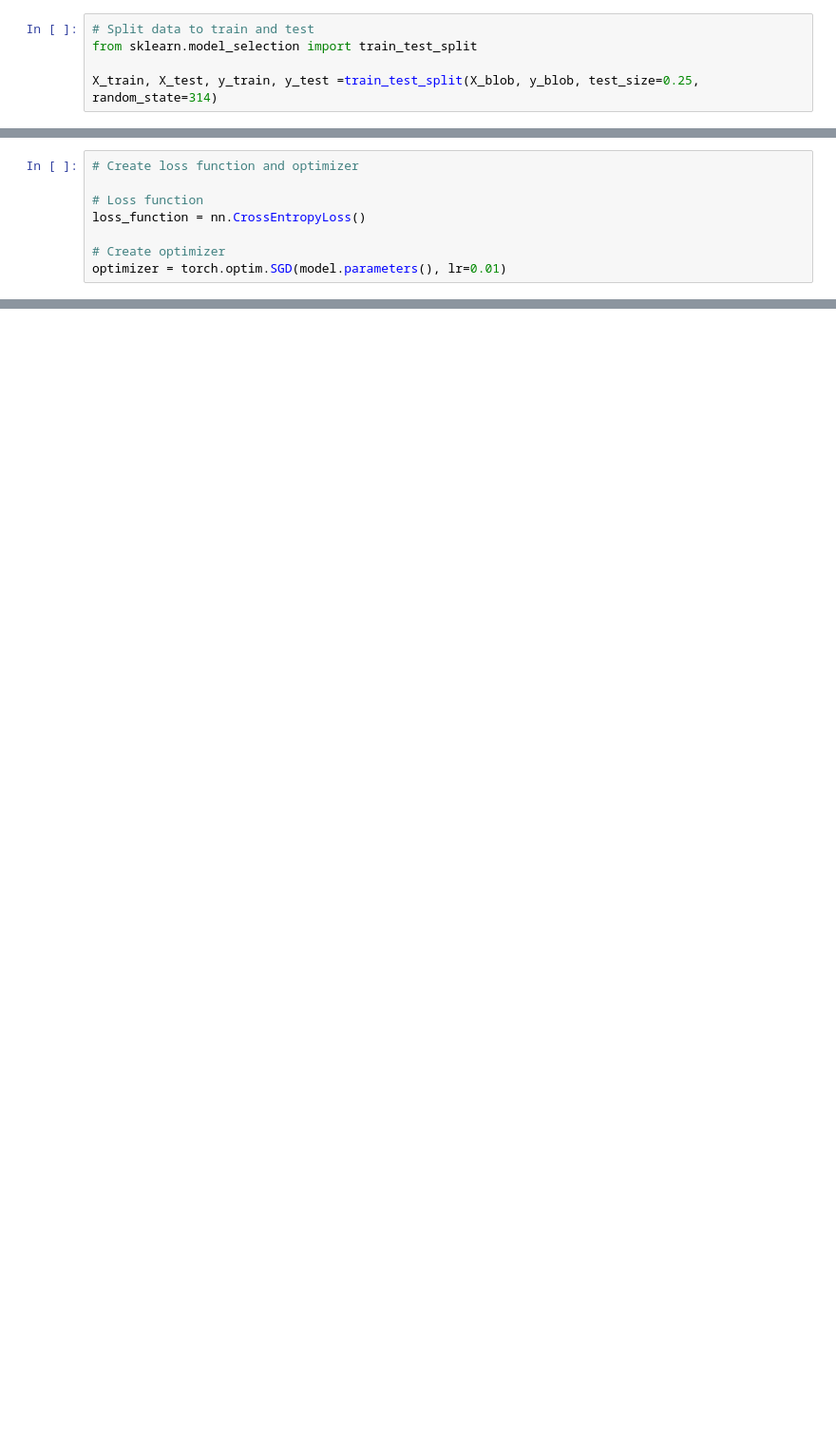
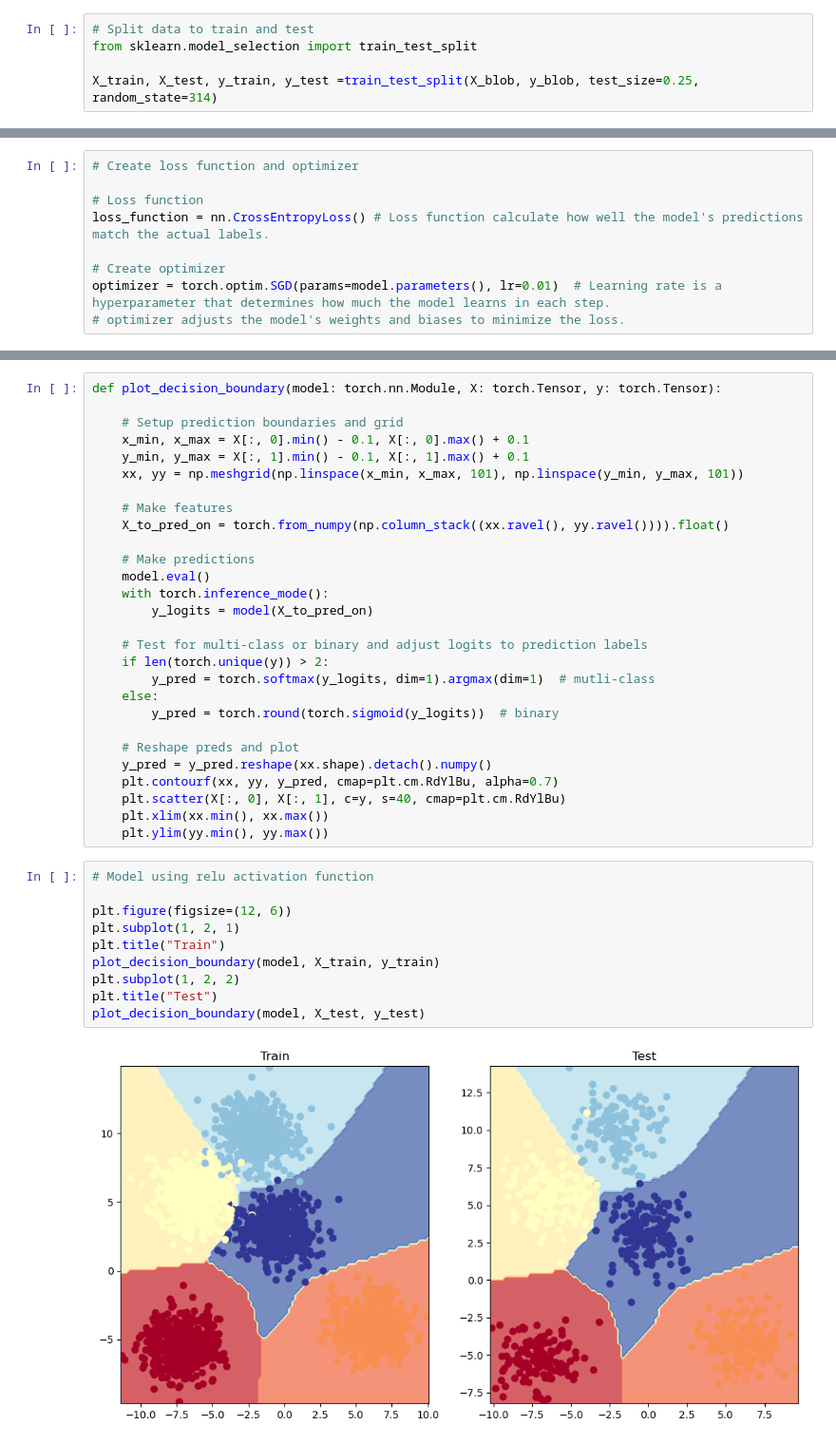
Before and after one commit to onlineinfoh/PyTorch, a Jupyter notebook: 02_02_multiclass_classification.ipynb, the cells around one changed output, grey strips where cells are left out. Shown at 95% size. Cells and saved outputs as stored; diff of their text form; blank space fills up the shorter version.

Commit message:
Basically finished with multiclass classification

```diff
--- a/02_02_multiclass_classification.ipynb
+++ b/02_02_multiclass_classification.ipynb
@@ -99,7 +104,8 @@ CircleClassificationModel(
 # Create loss function and optimizer
 
 # Loss function
-loss_function = nn.CrossEntropyLoss()
+loss_function = nn.CrossEntropyLoss() # Loss function calculate how well the model's predictions match the actual labels.
 
 # Create optimizer
-optimizer = torch.optim.SGD(model.parameters(), lr=0.01)
+optimizer = torch.optim.SGD(params=model.parameters(), lr=0.01)  # Learning rate is a hyperparameter that determines how much the model learns in each step.
+# optimizer adjusts the model's weights and biases to minimize the loss.
@@ -105,0 +190,40 @@ optimizer = torch.optim.SGD(model.parameters(), lr=0.01)
+# %%
+def plot_decision_boundary(model: torch.nn.Module, X: torch.Tensor, y: torch.Tensor):
+
+    # Setup prediction boundaries and grid
+    x_min, x_max = X[:, 0].min() - 0.1, X[:, 0].max() + 0.1
+    y_min, y_max = X[:, 1].min() - 0.1, X[:, 1].max() + 0.1
+    xx, yy = np.meshgrid(np.linspace(x_min, x_max, 101), np.linspace(y_min, y_max, 101))
+
+    # Make features
+    X_to_pred_on = torch.from_numpy(np.column_stack((xx.ravel(), yy.ravel()))).float()
+
+    # Make predictions
+    model.eval()
+    with torch.inference_mode():
+        y_logits = model(X_to_pred_on)
+
+    # Test for multi-class or binary and adjust logits to prediction labels
+    if len(torch.unique(y)) > 2:
+        y_pred = torch.softmax(y_logits, dim=1).argmax(dim=1)  # mutli-class
+    else:
+        y_pred = torch.round(torch.sigmoid(y_logits))  # binary
+
+    # Reshape preds and plot
+    y_pred = y_pred.reshape(xx.shape).detach().numpy()
+    plt.contourf(xx, yy, y_pred, cmap=plt.cm.RdYlBu, alpha=0.7)
+    plt.scatter(X[:, 0], X[:, 1], c=y, s=40, cmap=plt.cm.RdYlBu)
+    plt.xlim(xx.min(), xx.max())
+    plt.ylim(yy.min(), yy.max())
+# %%
+# Model using relu activation function
+
+plt.figure(figsize=(12, 6))
+plt.subplot(1, 2, 1)
+plt.title("Train")
+plot_decision_boundary(model, X_train, y_train)
+plt.subplot(1, 2, 2)
+plt.title("Test")
+plot_decision_boundary(model, X_test, y_test)
+# %% [output]
+[figure, added]
```
Also changed, not shown: parts of 10 cells of this notebook.
